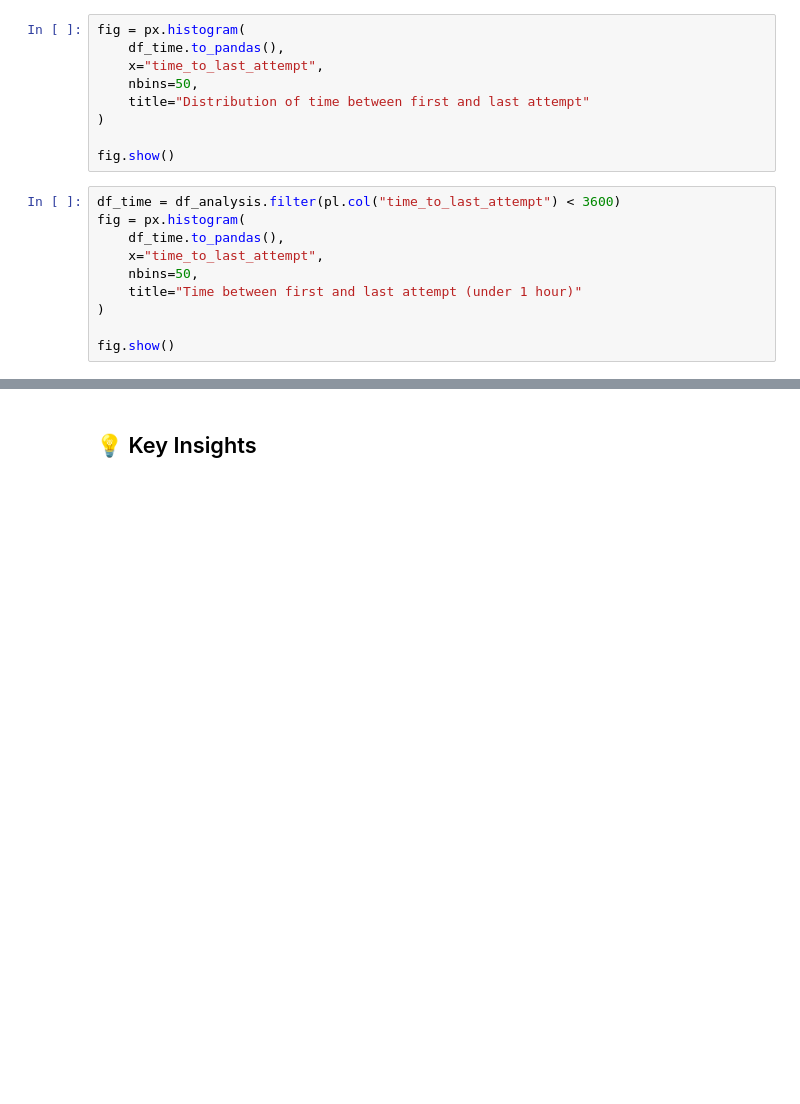
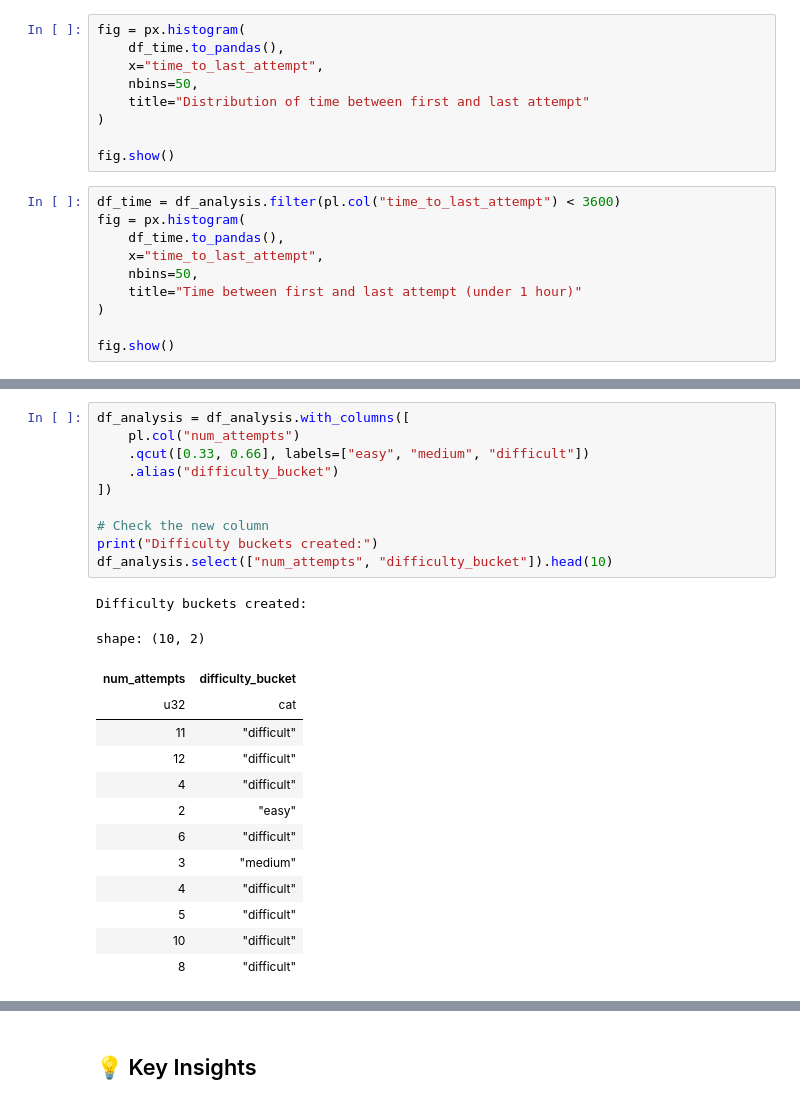
Before and after one commit to doumiSaloua/driving-license-analysis, a Jupyter notebook: Notebooks/analysis.ipynb, the cells around one changed output, grey strips where cells are left out. Saved outputs shown, nothing was run; the diff lists cells and outputs as text; blank space fills up the shorter version.

```diff
--- a/Notebooks/analysis.ipynb
+++ b/Notebooks/analysis.ipynb
@@ -779,0 +767,25 @@ Some users require many attempts while still achieving low success rates, indica
+# %%
+df_analysis = df_analysis.with_columns([
+    pl.col("num_attempts")
+    .qcut([0.33, 0.66], labels=["easy", "medium", "difficult"])
+    .alias("difficulty_bucket")
+])
+
+# Check the new column
+print("Difficulty buckets created:")
+df_analysis.select(["num_attempts", "difficulty_bucket"]).head(10)
+# %% [output]
+Difficulty buckets created:
+shape: (10, 2)
+| num_attempts | difficulty_bucket |
+| u32 | cat |
+| 11 | "difficult" |
+| 12 | "difficult" |
+| 4 | "difficult" |
+| 2 | "easy" |
+| 6 | "difficult" |
+| 3 | "medium" |
+| 4 | "difficult" |
+| 5 | "difficult" |
+| 10 | "difficult" |
+| 8 | "difficult" |
```
Also changed, not shown: parts of 27 cells of this notebook.
